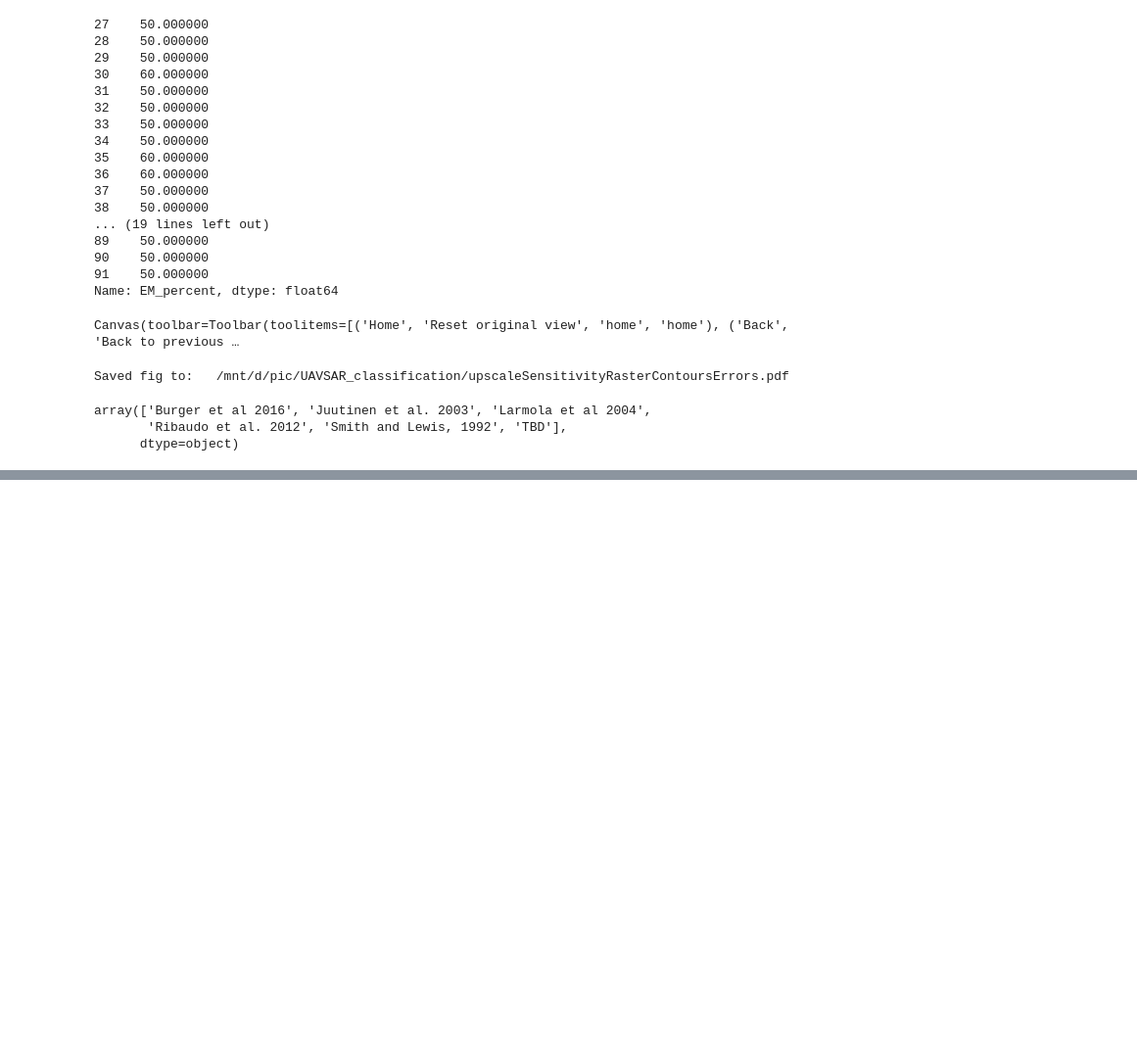
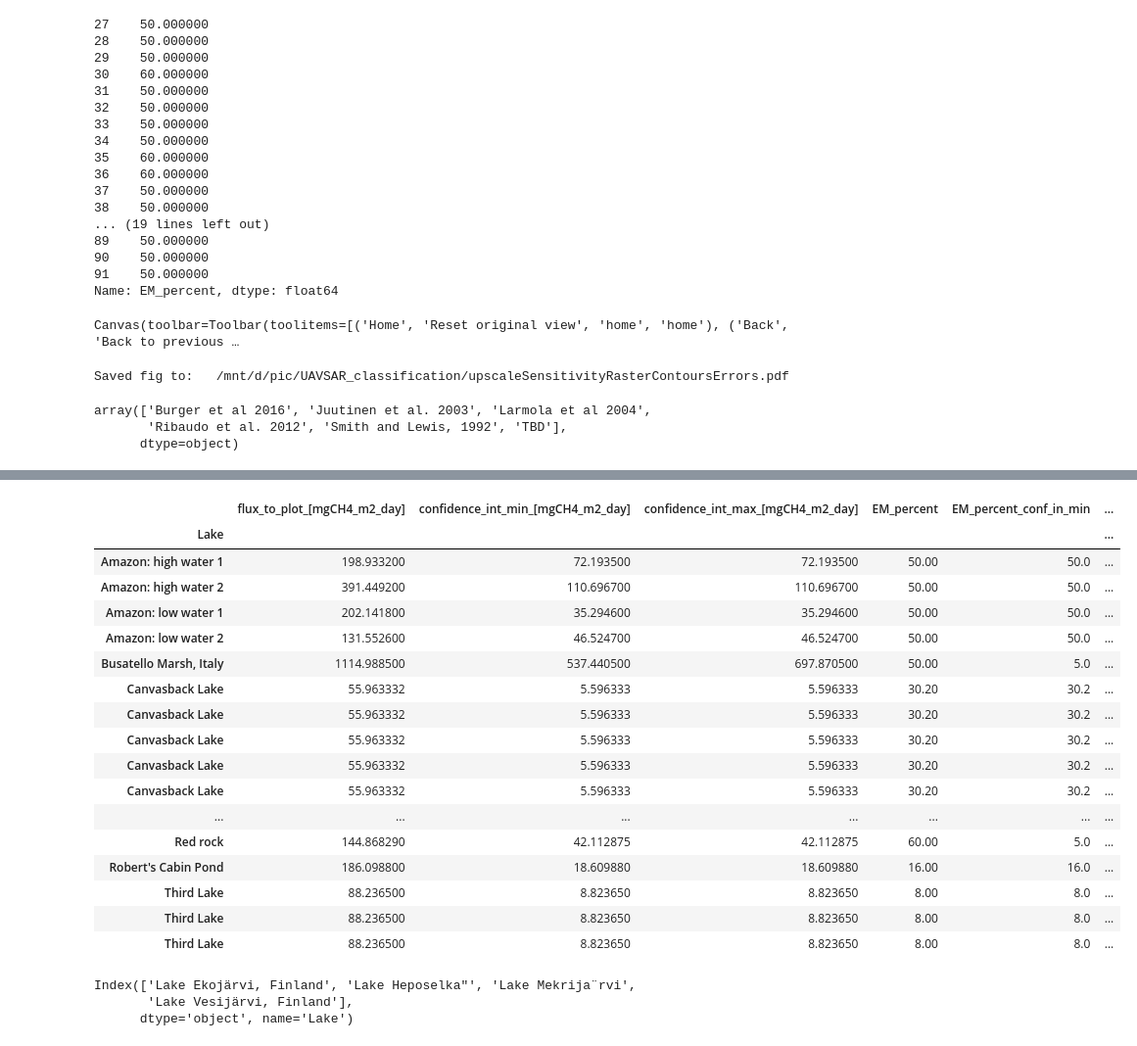
Before and after one commit to ekcomputer/random-wetlands, a Jupyter notebook: analysis/upscaleFromLandcover.ipynb, the cells around one changed output, grey strips where cells are left out. Shown at 98% size. Drawn from its saved outputs; the diff is of its cells as text; code cells hidden in the pictures; blank space fills up the shorter version.

```diff
--- a/analysis/upscaleFromLandcover.ipynb
+++ b/analysis/upscaleFromLandcover.ipynb
@@ -580,0 +588,27 @@ CS.levels
+# %%
+## workflow: join based on lake name in order to manipulate data frame to include OW - EM pairs
+dfr_em=dfr.set_index('Lake').query("Surface != 'OW' ") # data frame ratio em
+dfr_ow=dfr.set_index('Lake').query("Surface == 'OW' ") # data frame ratio em
+# dfr_ow.columns
+
+## temp join to save text fields # remove Top\paper bc I'm only taking first value of it and Surface bc it is being joined as well
+text= dfr_ow.select_dtypes('object').drop(labels=['Topic\Paper', 'Surface'], axis=1).groupby('Lake').first() #.drop(labels='Topic\Paper', axis=1).drop_duplicates() #.groupby('Lake')
+# text
+# dfr_em.loc[:, ('flux_to_plot_[mgCH4_m2_day]', 'Surface')]
+
+## aggregate dfr_em to average all vegetation types per lake
+dfr_em=pd.DataFrame(dfr_em.reset_index().groupby('Lake').mean())
+dfr_ow=pd.DataFrame(dfr_ow.reset_index().groupby('Lake').mean())
+dfr_ow.index
+# text.index
+# text.columns
+# text.query("Lake == 'Canvasback Lake'")
+dfr_em.loc[:, 'flux_to_plot_[mgCH4_m2_day]']
+
+## only keep columns I need (don't use EM % from OW entries - some may be blank)
+dfr_ow =dfr_ow.loc[:, ('flux_to_plot_[mgCH4_m2_day]', 'confidence_int_min_[mgCH4_m2_day]', 'confidence_int_max_[mgCH4_m2_day]' )]
+
+## join text back in
+dfr_ow=dfr_ow.join(text, 'Lake', how='left')
+dfr_ow.index
+dfr_ow.loc[:, ('Citation', 'Orig_paper')]
@@ -580,0 +660,34 @@ CS.levels
+# %%
+## scrap
+dfr_em.select_dtypes('object')
+dfr_em.join(text, 'Lake')
+# %% [output]
+|  | flux_to_plot_[mgCH4_m2_day] | confidence_int_min_[mgCH4_m2_day] | confidence_int_max_[mgCH4_m2_day] | EM_percent | EM_percent_conf_in_min | ... |
+| Lake |  |  |  |  |  | ... |
+| Amazon: high water 1 | 198.933200 | 72.193500 | 72.193500 | 50.00 | 50.0 | ... |
+| Amazon: high water 2 | 391.449200 | 110.696700 | 110.696700 | 50.00 | 50.0 | ... |
+| Amazon: low water 1 | 202.141800 | 35.294600 | 35.294600 | 50.00 | 50.0 | ... |
+| Amazon: low water 2 | 131.552600 | 46.524700 | 46.524700 | 50.00 | 50.0 | ... |
+| Busatello Marsh, Italy | 1114.988500 | 537.440500 | 697.870500 | 50.00 | 5.0 | ... |
+| Canvasback Lake | 55.963332 | 5.596333 | 5.596333 | 30.20 | 30.2 | ... |
+| Canvasback Lake | 55.963332 | 5.596333 | 5.596333 | 30.20 | 30.2 | ... |
+| Canvasback Lake | 55.963332 | 5.596333 | 5.596333 | 30.20 | 30.2 | ... |
+| Canvasback Lake | 55.963332 | 5.596333 | 5.596333 | 30.20 | 30.2 | ... |
+| Canvasback Lake | 55.963332 | 5.596333 | 5.596333 | 30.20 | 30.2 | ... |
+| ... | ... | ... | ... | ... | ... | ... |
+| Red rock | 144.868290 | 42.112875 | 42.112875 | 60.00 | 5.0 | ... |
+| Robert's Cabin Pond | 186.098800 | 18.609880 | 18.609880 | 16.00 | 16.0 | ... |
+| Third Lake | 88.236500 | 8.823650 | 8.823650 | 8.00 | 8.0 | ... |
+| Third Lake | 88.236500 | 8.823650 | 8.823650 | 8.00 | 8.0 | ... |
+| Third Lake | 88.236500 | 8.823650 | 8.823650 | 8.00 | 8.0 | ... |
+# %%
+## Manually check which lakes are missing OW or EM vals:
+
+missing_val_idx=(np.isnan(dfr_j['flux_to_plot_[mgCH4_m2_day]_ow'])) | (np.isnan(dfr_j['flux_to_plot_[mgCH4_m2_day]_em']))
+dfr_j.loc[missing_val_idx, :].index # .loc[missing_val_idx, 'Lake'] #
+# dfr_j.loc[('Amazon: high water 1'), :]
+# dfr_j.loc[('Red rock'), :]
+# %% [output]
+Index(['Lake Ekojärvi, Finland', 'Lake Heposelka"', 'Lake Mekrija¨rvi',
+       'Lake Vesijärvi, Finland'],
+      dtype='object', name='Lake')
```
Also changed, not shown: parts of 24 cells of this notebook.
